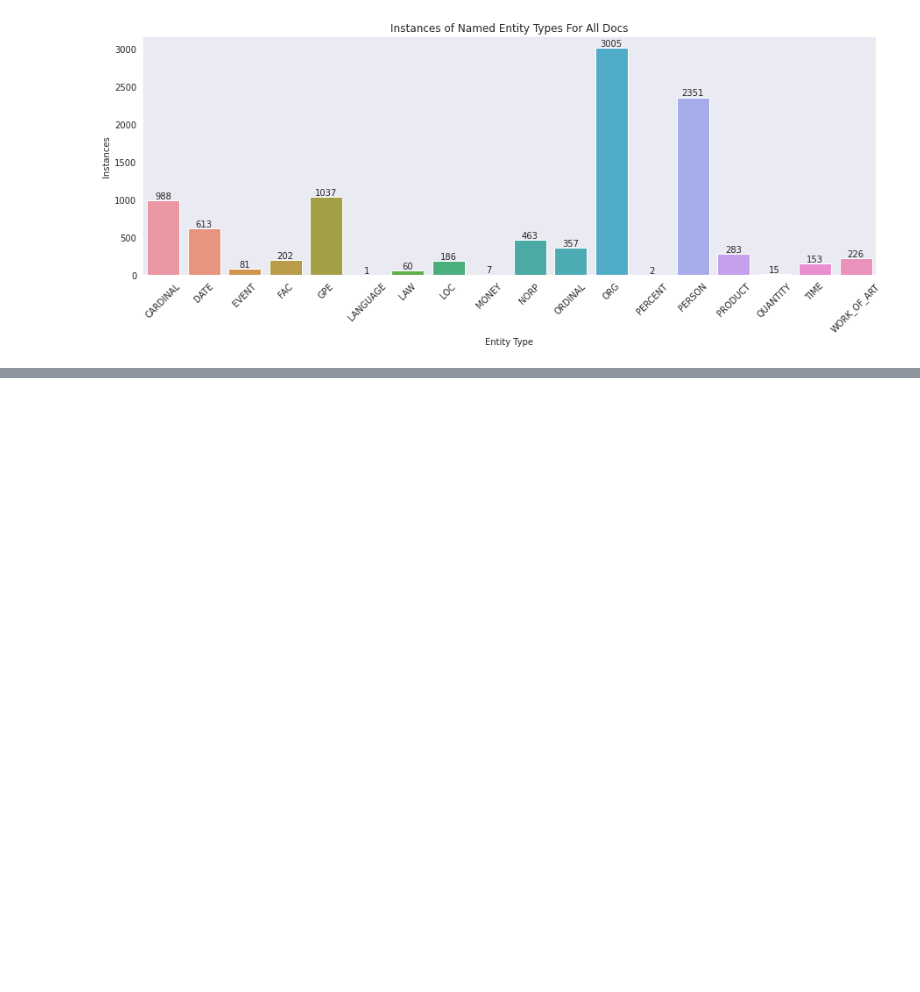
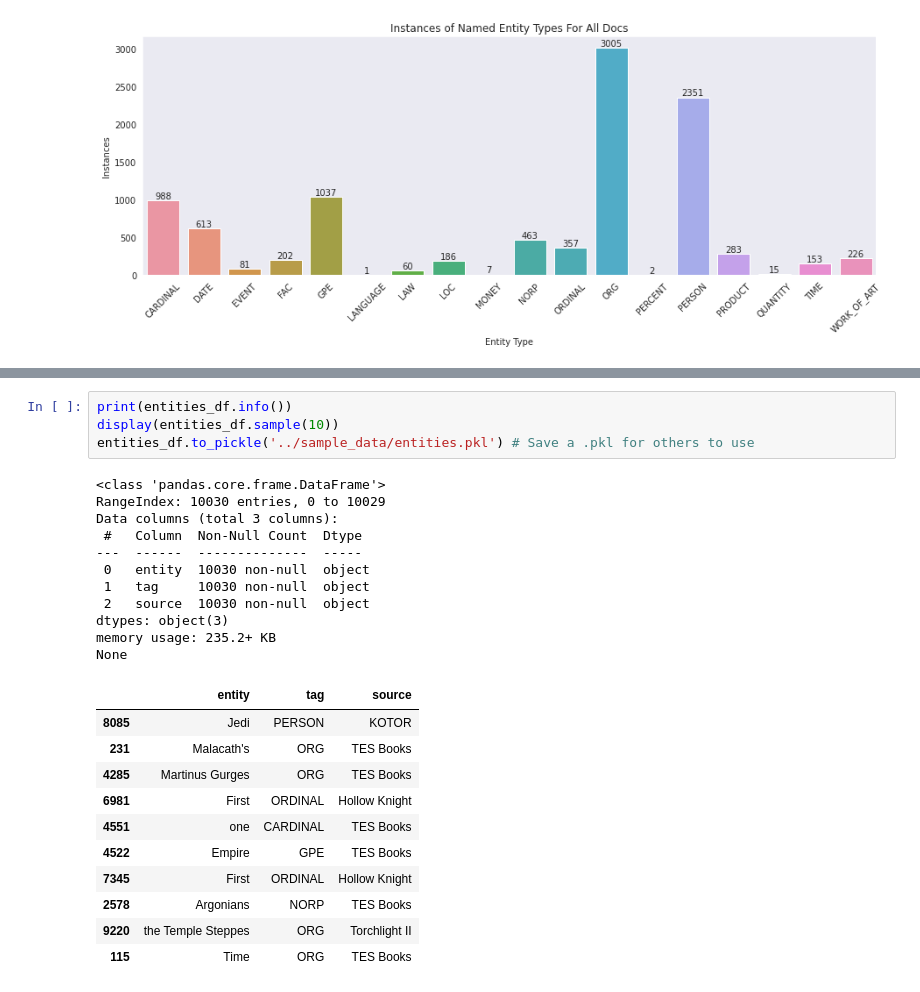
Before and after one commit to Data-Science-for-Linguists-2022/Pragmatics-In-Video-Games, a Jupyter notebook: notebooks/research.ipynb, the cells around one changed output, grey strips where cells are left out. Saved outputs shown, nothing was run; the diff lists cells and outputs as text; blank space fills up the shorter version.

```diff
--- a/notebooks/research.ipynb
+++ b/notebooks/research.ipynb
@@ -314,0 +332,27 @@ Let's get a couple entites from all the documents.
+# %%
+print(entities_df.info())
+display(entities_df.sample(10))
+entities_df.to_pickle('../sample_data/entities.pkl') # Save a .pkl for others to use
+# %% [output]
+<class 'pandas.core.frame.DataFrame'>
+RangeIndex: 10030 entries, 0 to 10029
+Data columns (total 3 columns):
+ #   Column  Non-Null Count  Dtype
+---  ------  --------------  -----
+ 0   entity  10030 non-null  object
+ 1   tag     10030 non-null  object
+ 2   source  10030 non-null  object
+dtypes: object(3)
+memory usage: 235.2+ KB
+None
+|  | entity | tag | source |
+| 8085 | Jedi | PERSON | KOTOR |
+| 231 | Malacath's | ORG | TES Books |
+| 4285 | Martinus Gurges | ORG | TES Books |
+| 6981 | First | ORDINAL | Hollow Knight |
+| 4551 | one | CARDINAL | TES Books |
+| 4522 | Empire | GPE | TES Books |
+| 7345 | First | ORDINAL | Hollow Knight |
+| 2578 | Argonians | NORP | TES Books |
+| 9220 | the Temple Steppes | ORG | Torchlight II |
+| 115 | Time | ORG | TES Books |
```
Also changed, not shown: parts of 10 cells of this notebook, 4 other files.
